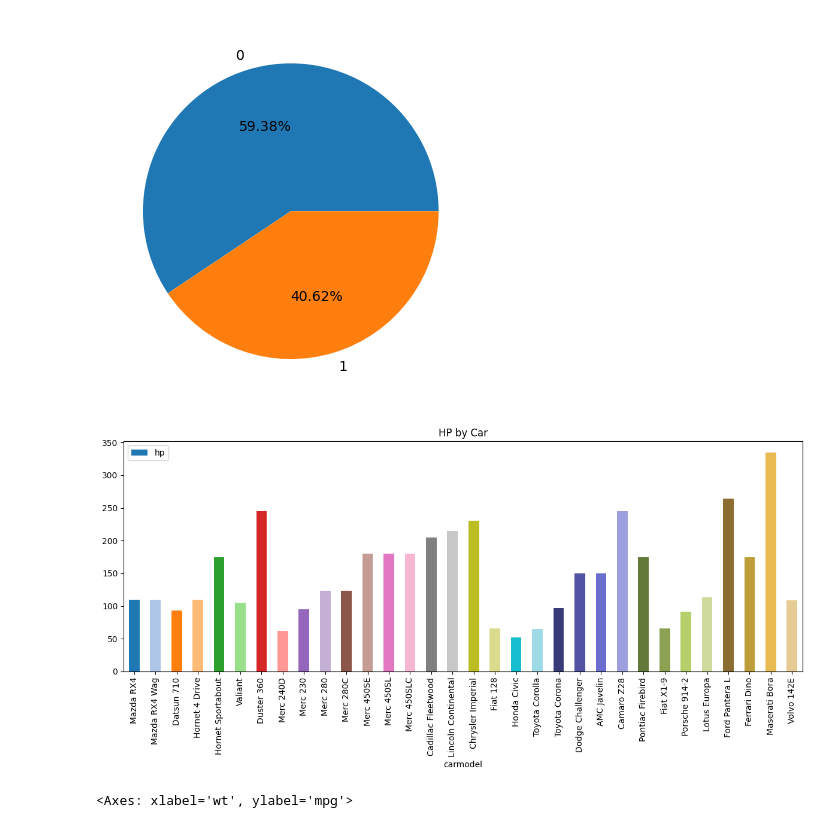
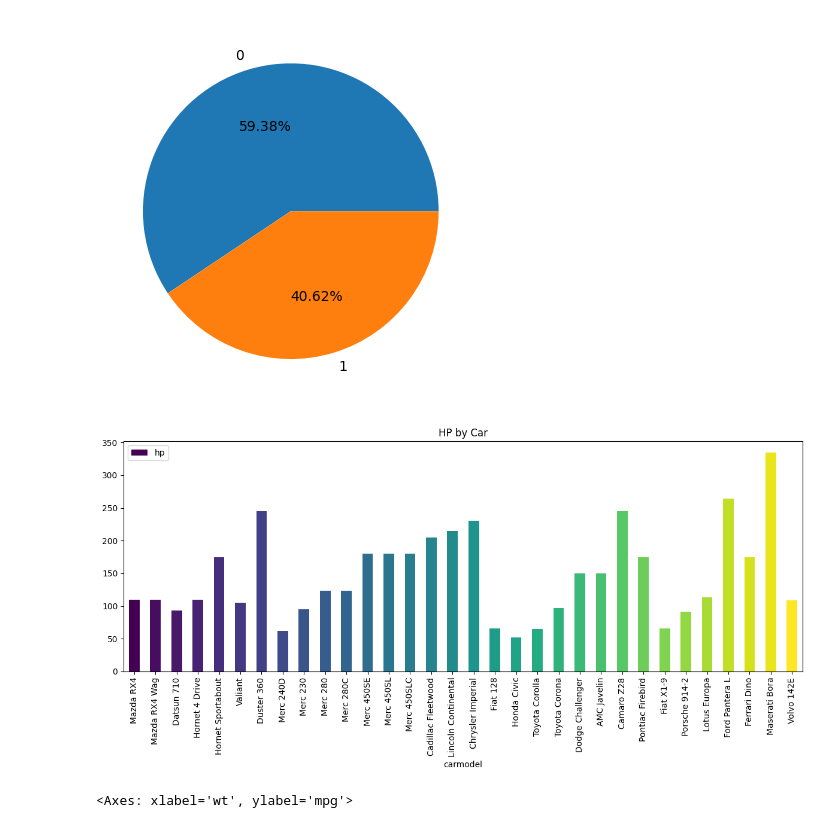
Before and after one commit to Jiaxuan-Peng/IS-4487, a Jupyter notebook: Labs/lab_03_visualization_intro.ipynb, the cells around one changed output. Cells and saved outputs as stored; diff of their text form; code cells hidden in the pictures.

```diff
--- a/Labs/lab_03_visualization_intro.ipynb
+++ b/Labs/lab_03_visualization_intro.ipynb
@@ -194,35 +194,17 @@ df.groupby('am').size().plot(kind='pie', autopct='%1.0f%%')# autopct controls ho
 # %%
 # 1.2 Create a bar chart of cars and HP, with different colors for each car model
 from matplotlib import colors
 import matplotlib.pyplot as plt
 import numpy as np
 
-# Generate a list of colors, one for each carmodel
-num_colors = len(df['carmodel'].unique())
-
-# Combine multiple tab colormaps for more distinct colors
-colors1 = plt.colormaps.get_cmap('tab20')
-colors2 = plt.colormaps.get_cmap('tab20b')
-colors3 = plt.colormaps.get_cmap('tab20c')
-
-# Create a list of all colors from these colormaps
-all_colors = []
-for i in range(20):
-    all_colors.append(colors1(i))
-for i in range(20):
-    all_colors.append(colors2(i))
-for i in range(20):
-    all_colors.append(colors3(i))
-
-# Take only the required number of colors
-color_list = all_colors[:num_colors]
-
-ax = df.plot(x='carmodel', y='hp', kind='bar', title="HP by Car", color=color_list, figsize=(12, 6))
+n = len(df['carmodel'].unique())
+colors = plt.cm.viridis(np.linspace(0, 1, n))  # or 'turbo', 'rainbow', 'hsv'
+ax = df.plot(x='carmodel', y='hp', kind='bar', title="HP by Car", color=colors, figsize=(12, 6))
 ax.tick_params(axis='x', rotation=90)
 plt.tight_layout()
 plt.show()
 # %% [output]
-[figure, old version]
+[figure, new version]
 # %%
 #Scatter plot 🔧
 #1.3 Create a scatter plot of wt (weight) vs. mpg.
```
Also changed, not shown: parts of 1 cell of this notebook.
